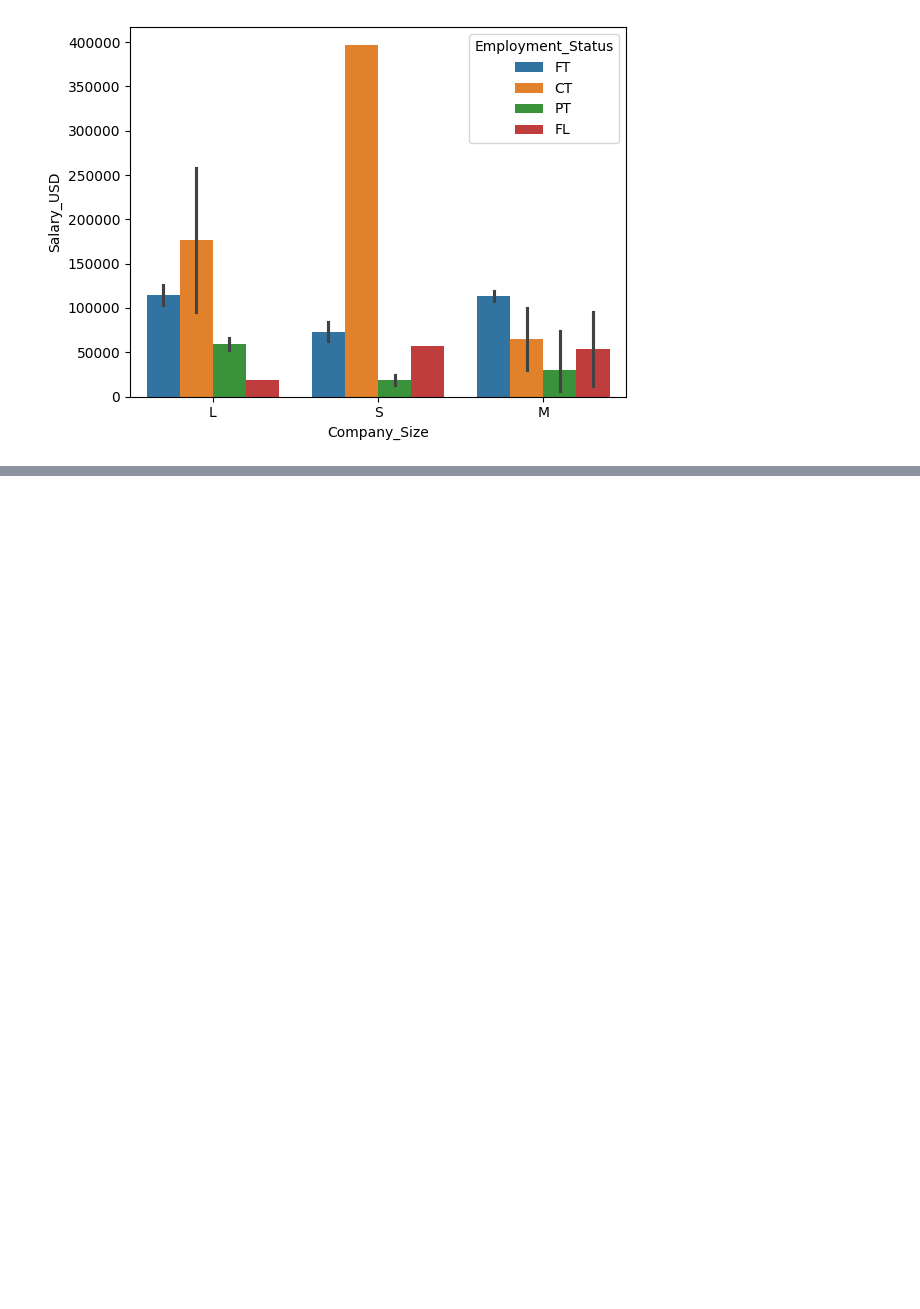
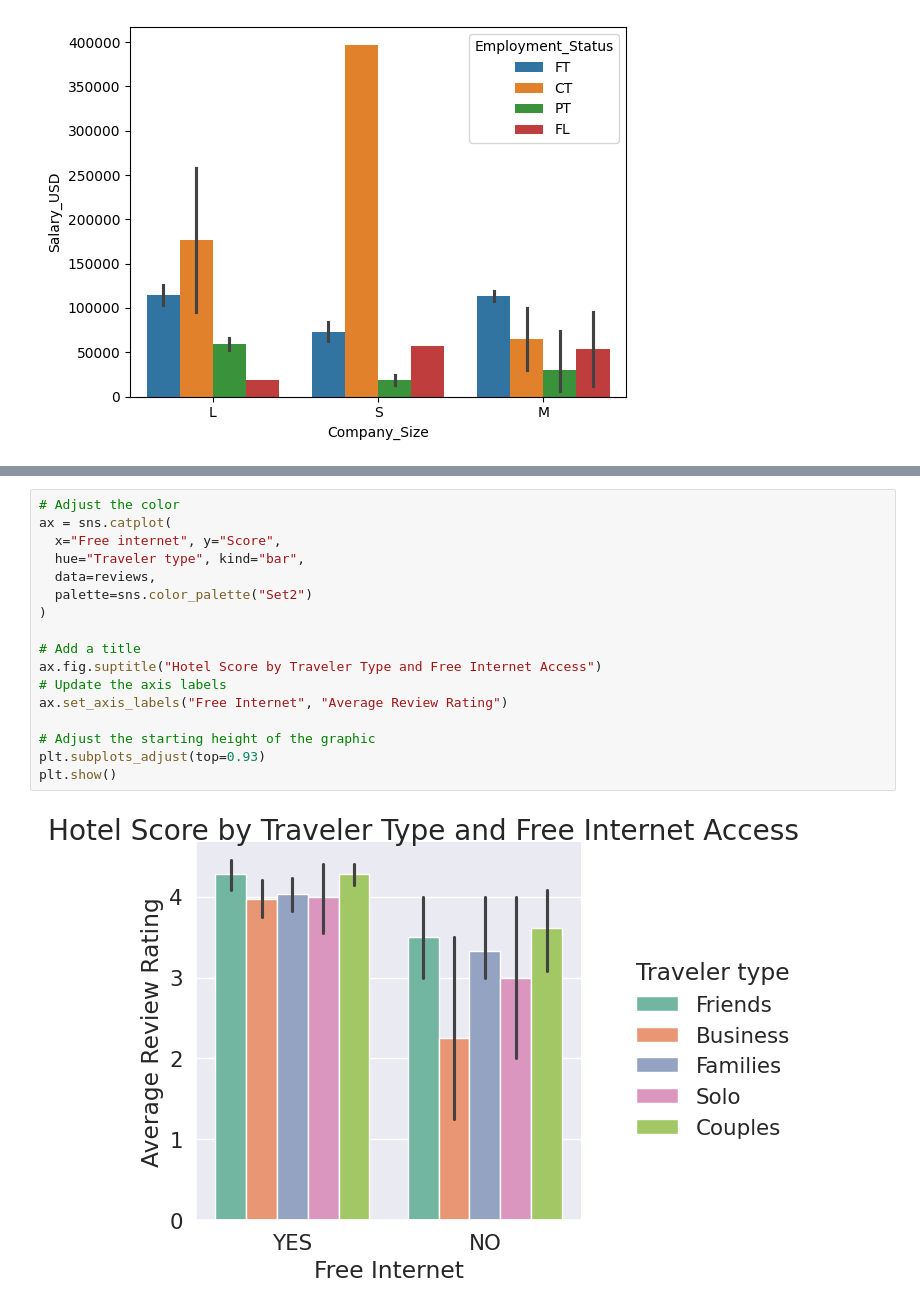
Before and after one commit to nafis-git/data_science_path, a Jupyter notebook: notebook/Explatory_Data__Analysis.ipynb, the cells around one changed output, grey strips where cells are left out. Drawn from its saved outputs; the diff is of its cells as text; blank space fills up the shorter version.

```diff
--- a/notebook/Explatory_Data__Analysis.ipynb
+++ b/notebook/Explatory_Data__Analysis.ipynb
@@ -1160,0 +1630,19 @@ sns.barplot(data=salaries, x="Company_Size", y="Salary_USD", hue="Employment_Sta
+# %%
+# Adjust the color
+ax = sns.catplot(
+  x="Free internet", y="Score",
+  hue="Traveler type", kind="bar",
+  data=reviews,
+  palette=sns.color_palette("Set2")
+)
+
+# Add a title
+ax.fig.suptitle("Hotel Score by Traveler Type and Free Internet Access")
+# Update the axis labels
+ax.set_axis_labels("Free Internet", "Average Review Rating")
+
+# Adjust the starting height of the graphic
+plt.subplots_adjust(top=0.93)
+plt.show()
+# %% [output]
+[figure, added]
```
Also changed, not shown: parts of 70 cells of this notebook.
